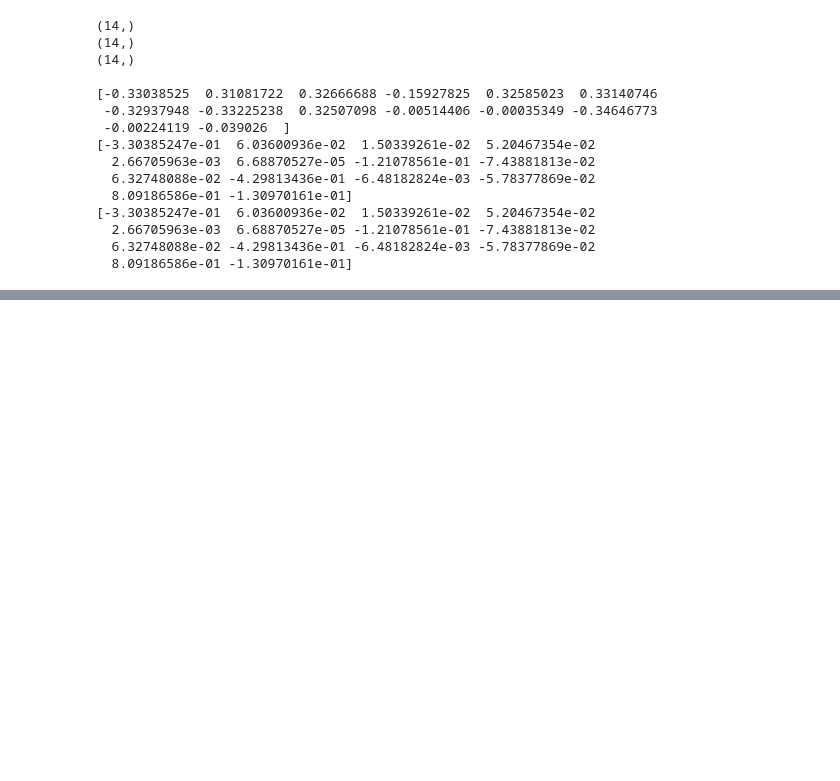
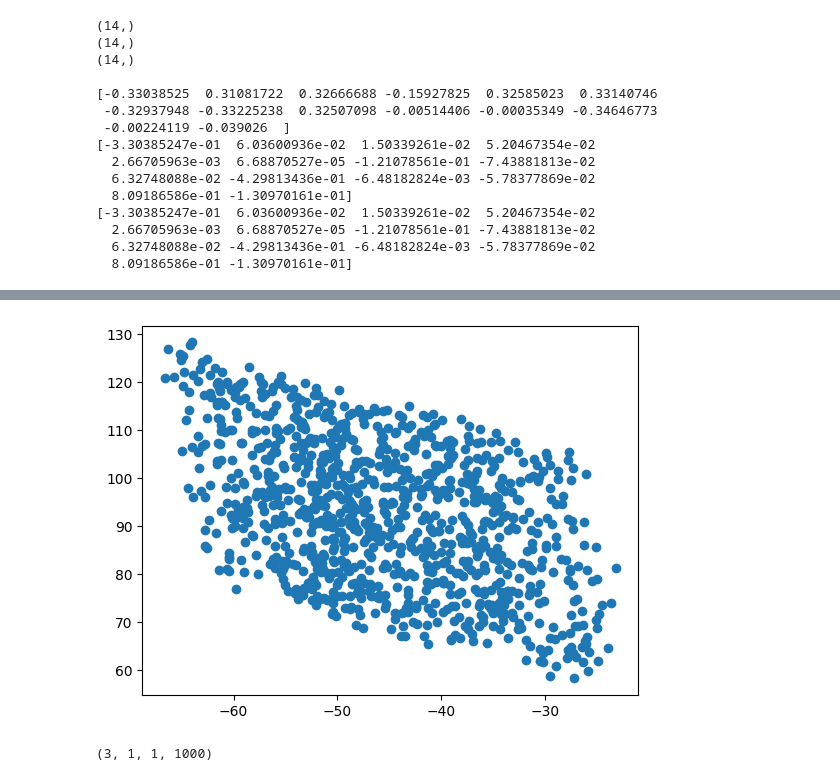
Before and after one commit to Donda-Khumalo/Donda-Khumalo-Portfolio, a Jupyter notebook: Emotional Monitoring2.ipynb, the cells around one changed output, grey strips where cells are left out. Cells and saved outputs as stored; diff of their text form; code cells hidden in the pictures; blank space fills up the shorter version.

```diff
--- a/Emotional Monitoring2.ipynb
+++ b/Emotional Monitoring2.ipynb
@@ -234,0 +358,5 @@ axis[0].shape
+# %%
+plt.scatter(axis[0], axis[2])
+plt.show()
+# %% [output]
+[figure, added]
@@ -234,0 +367,4 @@ axis[0].shape
+# %%
+axis.shape
+# %% [output]
+(3, 1, 1, 1000)
```
Also changed, not shown: parts of 22 cells of this notebook.
